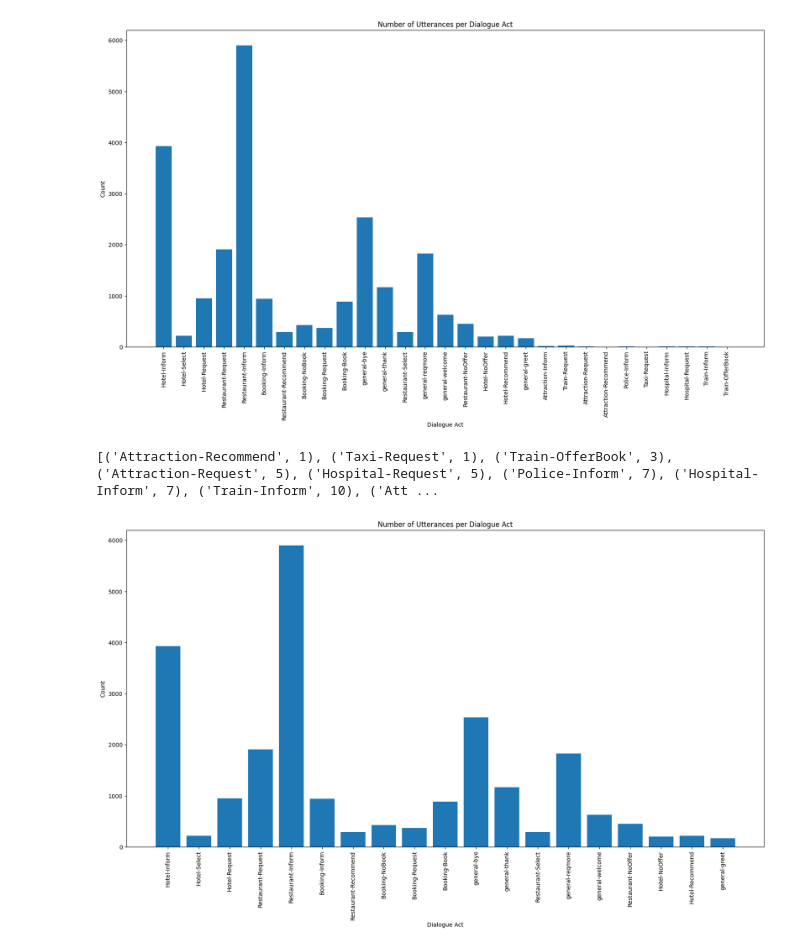
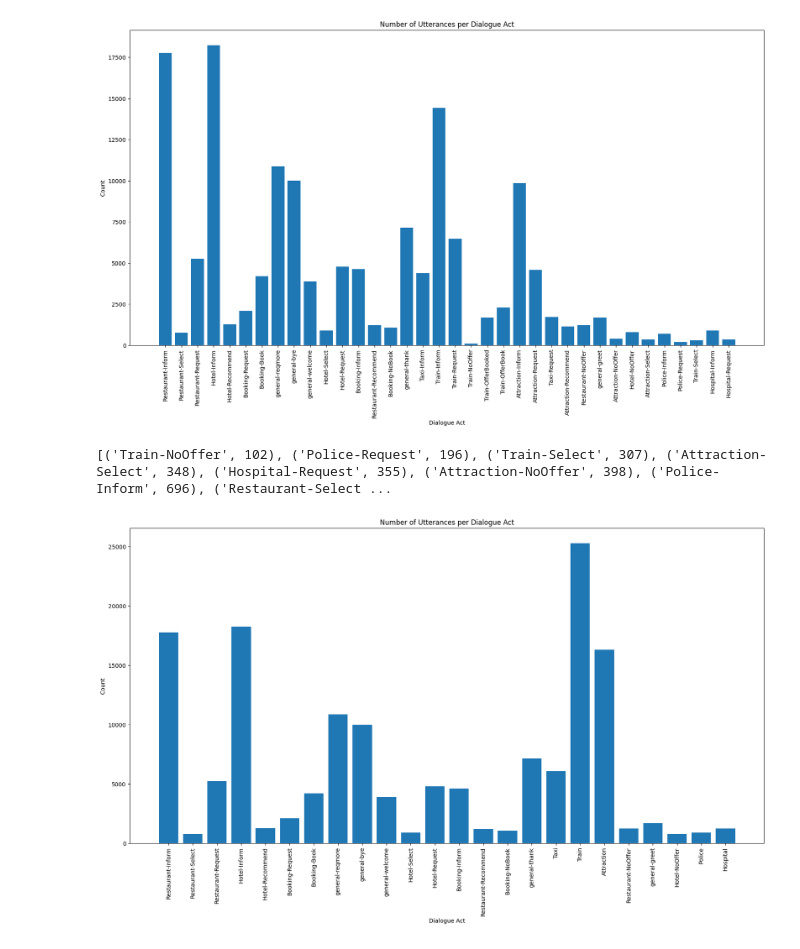
Before and after one commit to RobCTs/NLI_conversational_agent, a Jupyter notebook: dialog-act-prediction/nli-dialog-act-pred.ipynb, the cells around one changed output. Saved outputs shown, nothing was run; the diff lists cells and outputs as text; code cells hidden in the pictures.

```diff
--- a/dialog-act-prediction/nli-dialog-act-pred.ipynb
+++ b/dialog-act-prediction/nli-dialog-act-pred.ipynb
@@ -104,9 +65,9 @@ def toDataFrame(raw_data):
 
     return X, Y
 
-X_train, Y_train = toDataFrame(train_data_filtered)
-X_val, Y_val = toDataFrame(val_data_filtered)
-X_test, Y_test = toDataFrame(test_data_filtered)
+X_train, Y_train = toDataFrame(train_data)
+X_val, Y_val = toDataFrame(val_data)
+X_test, Y_test = toDataFrame(test_data)
 
 # Final Training
 X_test_val = pd.concat([X_test,X_val])
@@ -146,42 +107,46 @@ plt.show()
 sorted_counts = sorted(counts.items(), key=lambda item: item[1])
 print(sorted_counts[:10])
 # %% [output]
-[figure, old version]
+[figure, new version]
-[('Attraction-Recommend', 1), ('Taxi-Request', 1), ('Train-OfferBook', 3), ('Attraction-Request', 5), ('Hospital-Request', 5), ('Police-Inform', 7), ('Hospital-Inform', 7), ('Train-Inform', 10), ('Att ...
+[('Train-NoOffer', 102), ('Police-Request', 196), ('Train-Select', 307), ('Attraction-Select', 348), ('Hospital-Request', 355), ('Attraction-NoOffer', 398), ('Police-Inform', 696), ('Restaurant-Select ...
 # %%
-# For every utterance that has multiple dialog acts, remove only the dialog acts that appear in this list (the strings):
-#  [('Attraction-Recommend', 1), ('Taxi-Request', 1), ('Train-OfferBook', 3), ('Attraction-Request', 5), ('Hospital-Request', 5), ('Police-Inform', 7), ('Hospital-Inform', 7), ('Train-Inform', 10), ('Attraction-Inform', 12), ('Train-Request', 26)]
-# Generalize the previous procedure in a function
-def prune_data(Y):
+# For every utterance, change the label of the dialogue act which has the following structure: domain-act to domain if the domain is not
+# one of the [Restaurant, Hotel, Booking, General]
+def relabel_data(Y):
     """
-    Prunes the data to exclude the bottom 10 dialogue acts.
+    For every utterance, change the label of the dialogue act which has the following structure: domain-act to domain if the domain is not
+    one of the [Restaurant, Hotel, Booking, General]
 
     Parameters:
     - Y: list of lists of dialogue acts.
 
     Returns:
-    - Pruned list of lists of dialogue acts.
+    - Relabelled list of lists of dialogue acts.
     """
-    # Initialize an empty list to store the pruned data
-    Y_pruned = []
+    # Initialize an empty list to store the relabelled data
+    Y_relabelled = []
 
     # Loop through each dialogue act array in the data
     for dialogue_act_array in Y:
 
-        # Initialize an empty list to store the pruned dialogue acts for this utterance
-        pruned_dialogue_act_array = []
+        # Initialize an empty list to store the relabelled dialogue acts for this utterance
+        relabelled_dialogue_act_array = []
 
         # Loop through each dialogue act in the dialogue act array
         for dialogue_act in dialogue_act_array:
 
-            # If the dialogue act is not in the list of bottom 10 dialogue acts, append it to the pruned dialogue act array
-            if dialogue_act not in ['Attraction-Recommend', 'Taxi-Request', 'Train-OfferBook', 'Attraction-Request', 'Hospital-Request', 'Police-Inform', 'Hospital-Inform', 'Train-Inform', 'Attraction-Inform', 'Train-Request']:
-                pruned_dialogue_act_array.append(dialogue_act)
+            # If the dialogue act is not one of the [Restaurant, Hotel, Booking, General], change the label to domain
+            if dialogue_act.split('-')[0].upper() not in ['RESTAURANT', 'HOTEL', 'BOOKING', 'GENERAL']:
+                relabelled_dialogue_act_array.append(dialogue_act.split('-')[0])
 
-        # Append the pruned dialogue act array to the pruned data
-        Y_pruned.append(pruned_dialogue_act_array)
+            # If the dialogue act is one of the [Restaurant, Hotel, Booking, General], keep the label as is
+            else:
+                relabelled_dialogue_act_array.append(dialogue_act)
 
-    return Y_pruned
+        # Append the relabelled dialogue act array to the relabelled data
+        Y_relabelled.append(relabelled_dialogue_act_array)
+
+    return Y_relabelled
 
 def prune_empty_dialogue_acts(X, Y):
     """
@@ -192,7 +157,7 @@ def prune_empty_dialogue_acts(X, Y):
     - Y: list of lists of dialogue acts.
 
     Returns:
-    - Pruned lists of utterances and dialogue acts.
+    - relabelled lists of utterances and dialogue acts.
     """
     # Initialize empty lists to store the pruned data
     X_pruned = []
@@ -210,48 +175,48 @@ def prune_empty_dialogue_acts(X, Y):
 
 
 # Prune the training, validation, and test data
-Y_pruned_train = prune_data(Y_train)
-Y_pruned_val = prune_data(Y_val)
-Y_pruned_test = prune_data(Y_test)
-Y_pruned_test_val = prune_data(Y_test_val)
+Y_relabelled_train = relabel_data(Y_train)
+Y_relabelled_val = relabel_data(Y_val)
+Y_relabelled_test = relabel_data(Y_test)
+Y_relabelled_test_val = relabel_data(Y_test_val)
 
 # Prune empty dialogue acts for training, validation, and test data
-X_pruned_train, Y_pruned_train = prune_empty_dialogue_acts(X_train, Y_pruned_train)
-X_pruned_val, Y_pruned_val = prune_empty_dialogue_acts(X_val, Y_pruned_val)
-X_pruned_test, Y_pruned_test = prune_empty_dialogue_acts(X_test, Y_pruned_test)
-X_pruned_test_val, Y_pruned_test_val = prune_empty_dialogue_acts(X_test_val, Y_pruned_test_val)
+X_pruned_train, Y_pruned_train = prune_empty_dialogue_acts(X_train, Y_relabelled_train)
+X_pruned_val, Y_pruned_val = prune_empty_dialogue_acts(X_val, Y_relabelled_val)
+X_pruned_test, Y_pruned_test = prune_empty_dialogue_acts(X_test, Y_relabelled_test)
+X_pruned_test_val, Y_pruned_test_val = prune_empty_dialogue_acts(X_test_val, Y_relabelled_test_val)
 
 # Generate a histogram of the number of utterances per dialogue act, knowing that there can be multiple dialogue acts per utterance.
 # To deal with this, we count as a separate utterance each time a dialogue act is present in an utterance, instead of counting more than one
 # dialogue act per utterance.
 
 # Initialize an empty dictionary to store the counts of each dialogue act
 counts = {}
 
 # Loop through each dialogue act array in the training data
 
 for dialogue_act_array in Y_pruned_train:
     # Loop through each dialogue act in the dialogue act array
     for dialogue_act in dialogue_act_array:
 
         # If the dialogue act is already in the dictionary, increment its count by 1
         if dialogue_act in counts:
             counts[dialogue_act] += 1
 
         # If the dialogue act is not already in the dictionary, set its count to 1
         else:
             counts[dialogue_act] = 1
 
 # Plot the histogram
 plt.figure(figsize=(20, 10))
 plt.bar(counts.keys(), counts.values())
 plt.xticks(rotation=90)
 plt.xlabel('Dialogue Act')
 plt.ylabel('Count')
 plt.title('Number of Utterances per Dialogue Act')
 plt.show()
 # %% [output]
-[figure, old version]
+[figure, new version]
 # %%
 from sklearn.preprocessing import MultiLabelBinarizer
 
```
Also changed, not shown: parts of 14 cells of this notebook, 2 other files.
